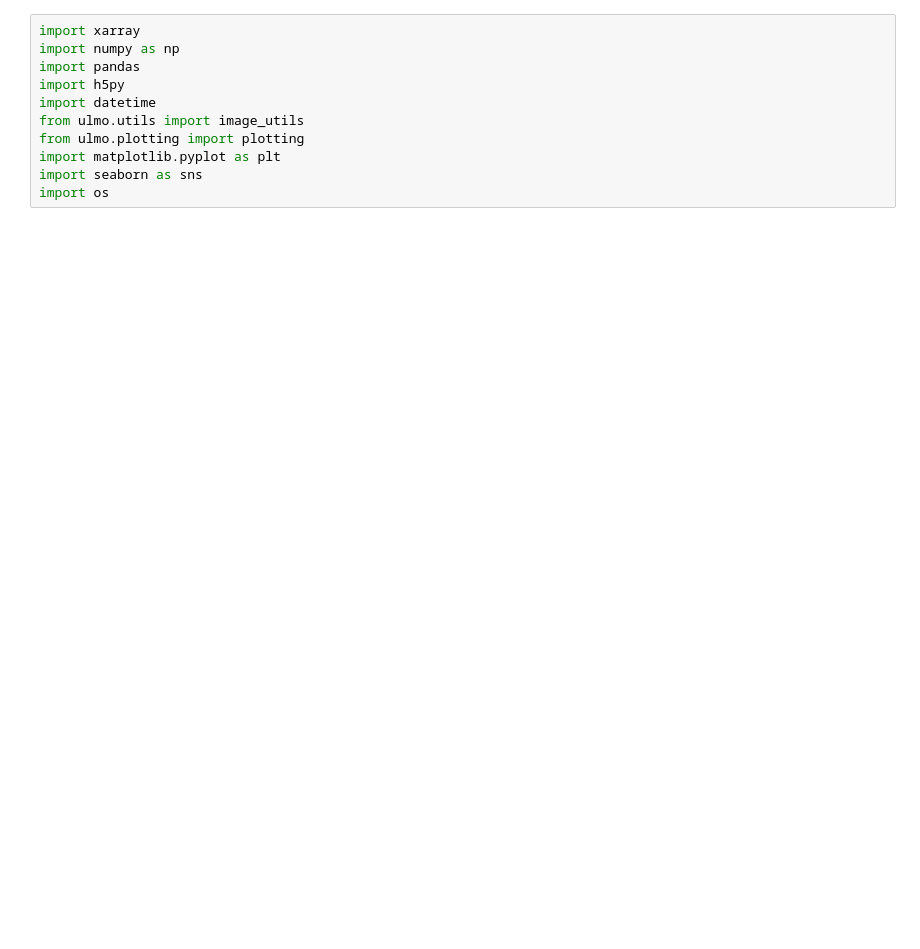
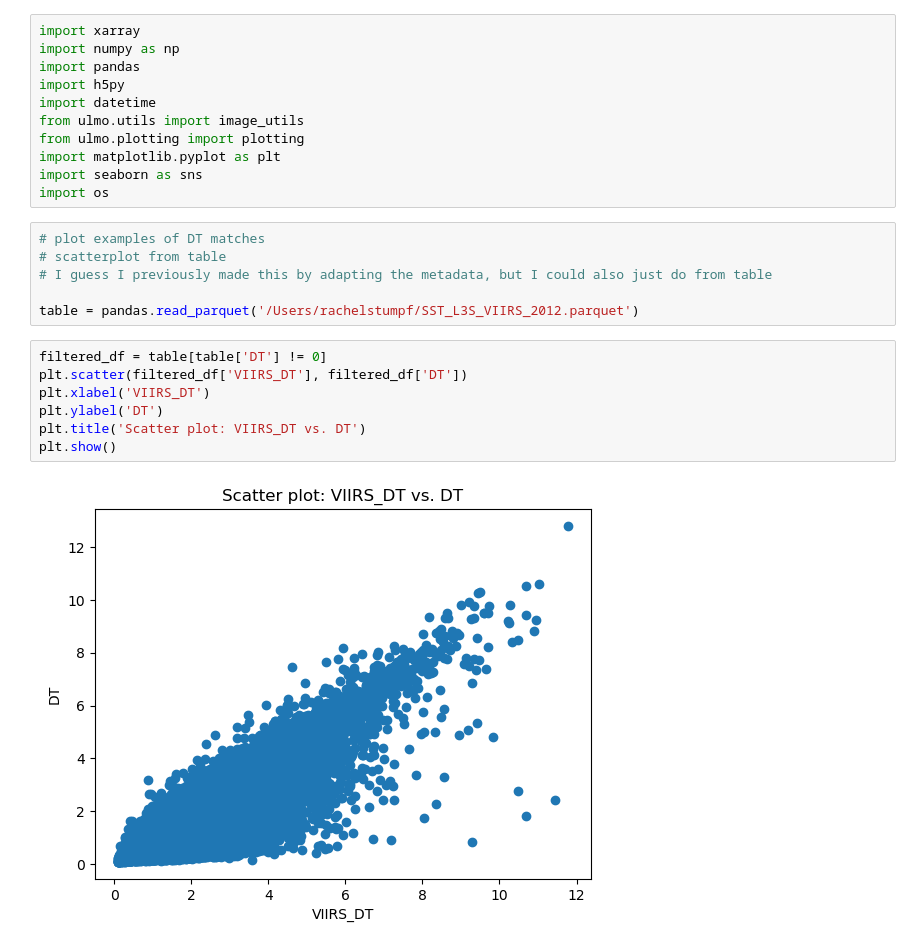
Before and after one commit to AI-for-Ocean-Science/ulmo, a Jupyter notebook: ulmo/sst_l3s/s3_images.ipynb, the cells around one changed output. Saved outputs shown, nothing was run; the diff lists cells and outputs as text; blank space fills up the shorter version.

```diff
--- a/ulmo/sst_l3s/s3_images.ipynb
+++ b/ulmo/sst_l3s/s3_images.ipynb
@@ -9,3 +9,18 @@ from ulmo.plotting import plotting
 import matplotlib.pyplot as plt
 import seaborn as sns
 import os
+# %%
+# plot examples of DT matches
+# scatterplot from table
+# I guess I previously made this by adapting the metadata, but I could also just do from table
+
+table = pandas.read_parquet('/Users/rachelstumpf/SST_L3S_VIIRS_2012.parquet')
+# %%
+filtered_df = table[table['DT'] != 0]
+plt.scatter(filtered_df['VIIRS_DT'], filtered_df['DT'])
+plt.xlabel('VIIRS_DT')
+plt.ylabel('DT')
+plt.title('Scatter plot: VIIRS_DT vs. DT')
+plt.show()
+# %% [output]
+[figure, added]
```
Also changed, not shown: parts of 6 cells of this notebook.
